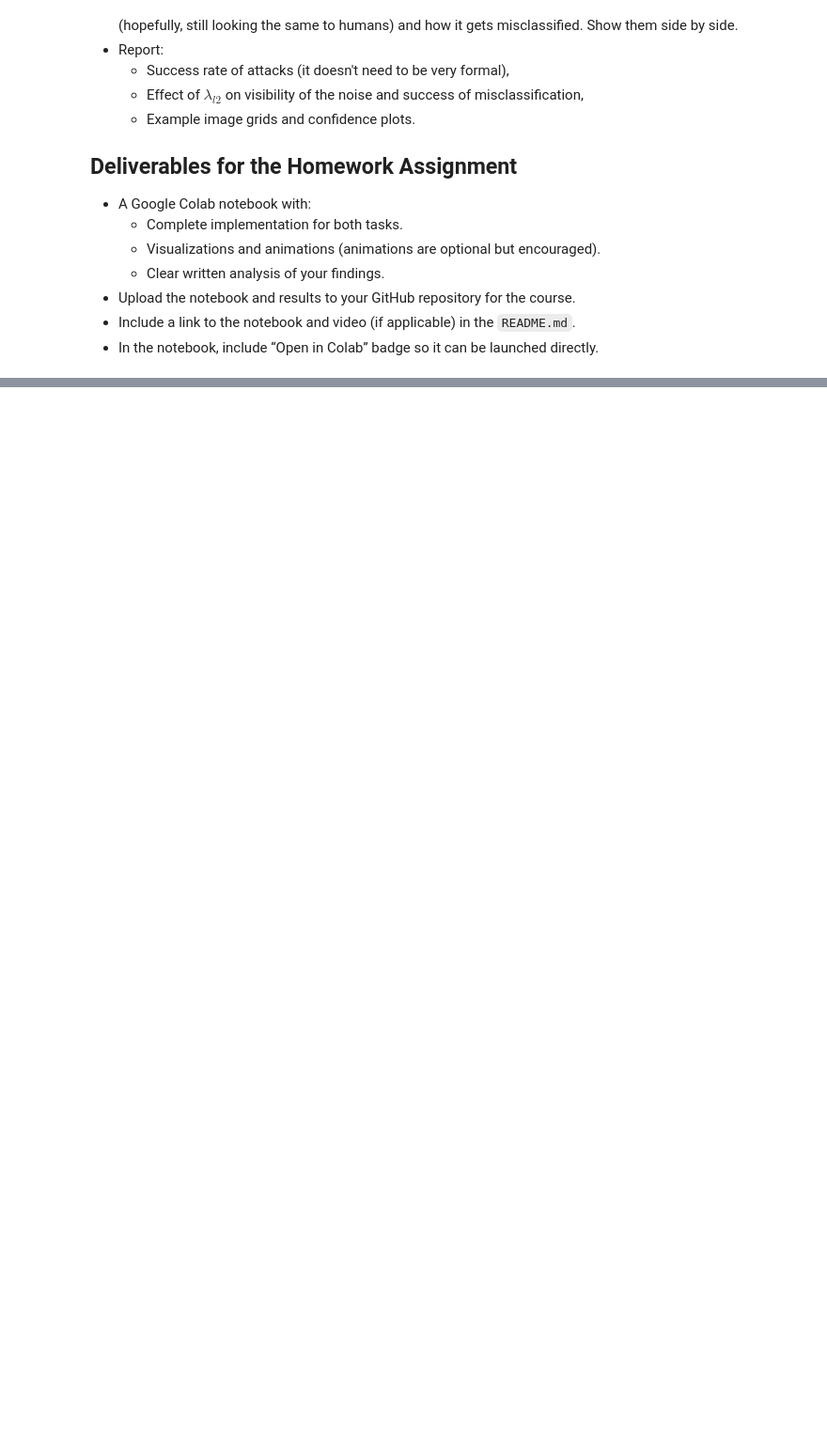
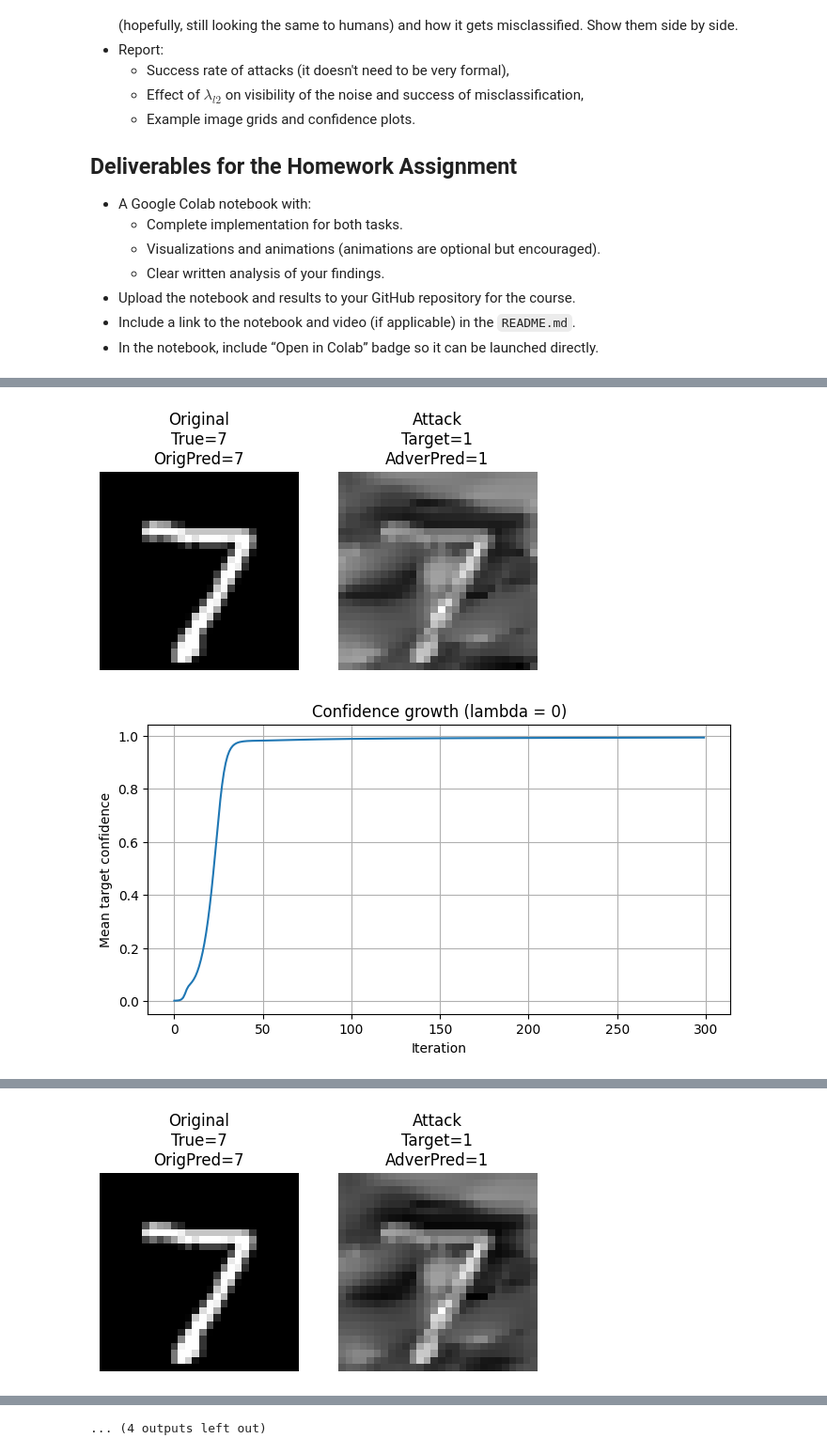
Before and after one commit to paulinaniemczak/Machine-Learning, a Jupyter notebook: Lab10-convolutional-neural-network-CNN.ipynb, the cells around one changed output, grey strips where cells are left out. Shown at 94% size. Cells and saved outputs as stored; diff of their text form; code cells hidden in the pictures; blank space fills up the shorter version.

```diff
--- a/Lab10-convolutional-neural-network-CNN.ipynb
+++ b/Lab10-convolutional-neural-network-CNN.ipynb
@@ -446,6 +446,11 @@ Tune the $\lambda_{l2}$ to find the best range.
 - Include a link to the notebook and video (if applicable) in the `README.md`.
 - In the notebook, include “Open in Colab” badge so it can be launched directly.
 # %%
+"""
+zrobić więcej liczb
+dopisać wnioski
+"""
+
 import torch
 import torchvision
 
@@ -512,49 +517,49 @@ for lambda_l2 in lambda_values:
           "loss:", loss.item(),
           "mean confidence:", target_confidence.mean().item()
       )
-# prediction
-with torch.no_grad():
-  original_prediction = net(image).argmax(dim=1).item()
-  adversarial_prediction = net(image + delta).argmax(dim=1).item()
+  # prediction
+  with torch.no_grad():
+    original_prediction = net(image).argmax(dim=1).item()
+    adversarial_prediction = net(image + delta).argmax(dim=1).item()
 
 
-# plotting
-images = (image + delta).detach().cpu() # moves tensor to cpu
+  # plotting
+  images = (image + delta).detach().cpu() # moves tensor to cpu
 
-figure, axes = pyplot.subplots(1, 2, figsize=(6, 3))
-# for i in range(10):
-  # image = images[i][0]
-  # axes[i].imshow(image, cmap="gray")
-  # axes[i].set_title(f"Digit {i}")
-  # axes[i].axis("off")
+  figure, axes = pyplot.subplots(1, 2, figsize=(6, 3))
+  # for i in range(10):
+    # image = images[i][0]
+    # axes[i].imshow(image, cmap="gray")
+    # axes[i].set_title(f"Digit {i}")
+    # axes[i].axis("off")
 
-axes[0].imshow(image.cpu()[0, 0], cmap="gray")
-axes[0].set_title(
-    f"Original\nTrue={label}\nPred={original_prediction}"
-)
+  axes[0].imshow(image.cpu()[0, 0], cmap="gray")
+  axes[0].set_title(
+      f"Original\nTrue={label}\nOrigPred={original_prediction}"
+  )
 
-axes[1].imshow((image + delta).detach().cpu()[0, 0], cmap="gray")
-axes[1].set_title(
-    f"Attack\nTarget={target_wrong_class.item()}\nPred={adversarial_prediction}"
-)
+  axes[1].imshow((image + delta).detach().cpu()[0, 0], cmap="gray")
+  axes[1].set_title(
+      f"Attack\nTarget={target_wrong_class.item()}\nAdverPred={adversarial_prediction}"
+  )
 
-for ax in axes:
-    ax.axis("off")
+  for ax in axes:
+      ax.axis("off")
 
-pyplot.show()
+  pyplot.show()
 
 
-""" confidence growth during optimization """
-pyplot.figure(figsize=(8, 4))
-pyplot.plot(confidence_history)
-pyplot.title(f"Confidence growth (lambda = {lambda_l2})")
-pyplot.xlabel("Iteration")
-pyplot.ylabel("Mean target confidence")
-pyplot.grid()
-pyplot.show()
+  """ confidence growth during optimization """
+  pyplot.figure(figsize=(8, 4))
+  pyplot.plot(confidence_history)
+  pyplot.title(f"Confidence growth (lambda = {lambda_l2})")
+  pyplot.xlabel("Iteration")
+  pyplot.ylabel("Mean target confidence")
+  pyplot.grid()
+  pyplot.show()
 
-print(target_wrong_class)
-print(outputs.shape)
+  print(target_wrong_class)
+  print(outputs.shape)
 # %% [output]
 image.shape: torch.Size([1, 28, 28])
 label: 7
@@ -560,0 +581,2 @@ label: 7
+[figure, added]
+[figure, added]
@@ -564,0 +599 @@ For debugging consider passing CUDA_LAUNCH_BLOCKING=1
+[figure, added]
@@ -564,0 +637 @@ For debugging consider passing CUDA_LAUNCH_BLOCKING=1
+... (4 outputs left out)
```
Also changed, not shown: parts of 5 cells of this notebook.
